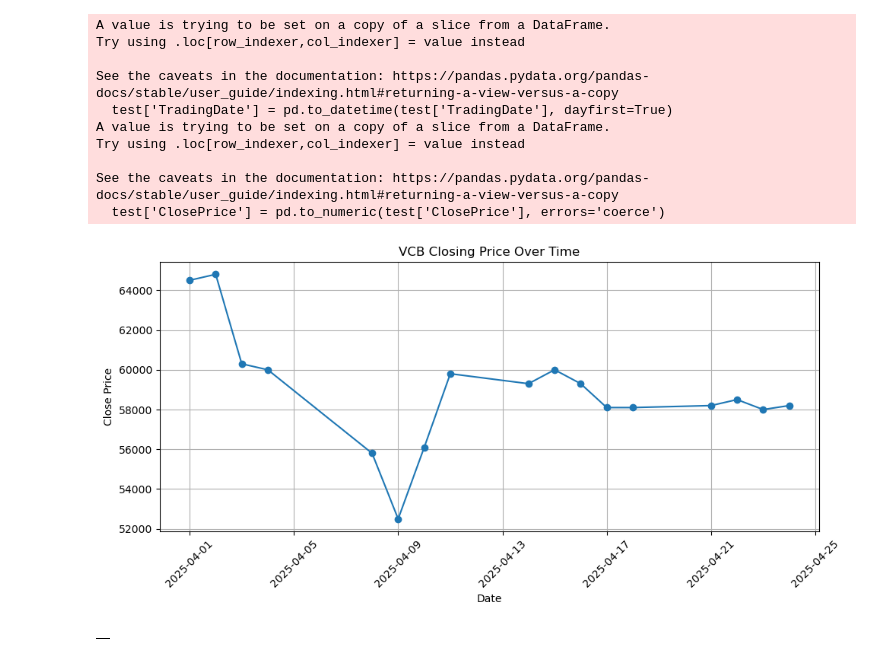
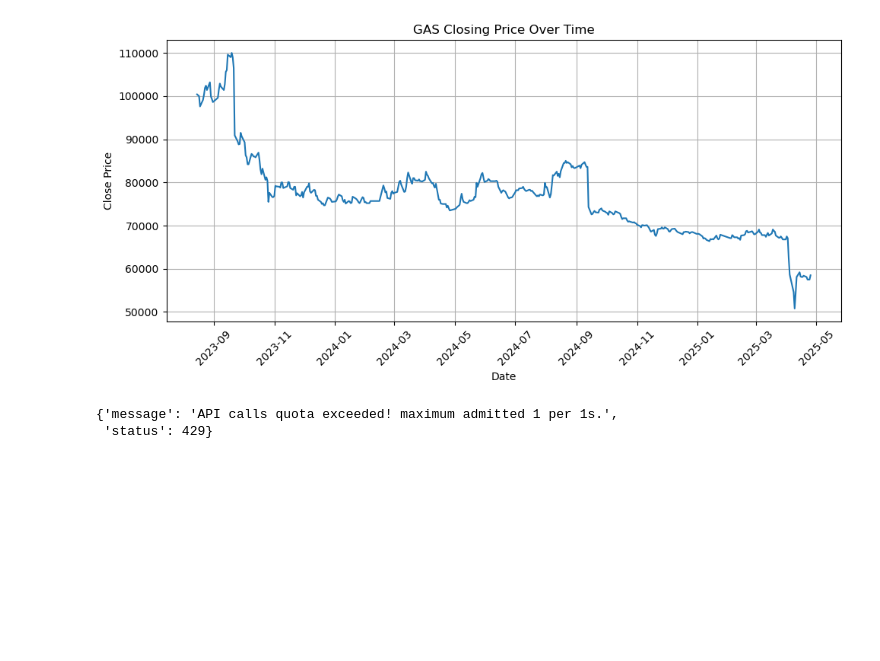
Before and after one commit to thangtm58/trading_algorithm, a Jupyter notebook: ssi.ipynb, the cells around one changed output. Cells and saved outputs as stored; diff of their text form; code cells hidden in the pictures; blank space fills up the shorter version.

Commit message:
test gas stock

```diff
--- a/ssi.ipynb
+++ b/ssi.ipynb
@@ -32,7 +34,7 @@ def get_access_token(consumer_id, consumer_secret, private_key):
         raise ValueError("Access token not found in response:", response)
 
 # Step 2: Get stock price using access token
-def get_stock_price(symbol, token):
+def get_stock_price(symbol, token, start_date, end_date):
     url = "https://fc-data.ssi.com.vn/api/v2/Market/DailyStockPrice"
     headers = {
         "Authorization": f"Bearer {token}",
@@ -40,8 +42,8 @@ def get_stock_price(symbol, token):
     }
     params = {
         "Symbol": symbol,
-        "FromDate": "01/04/2025",
-        "ToDate": "24/04/2025",
+        "FromDate": start_date,
+        "ToDate": end_date,
         "Market": "HOSE",
         "PageIndex": "1",
         "PageSize": "50"
@@ -52,3 +57,26 @@ def get_stock_price(symbol, token):
+# %%
+stock = pd.DataFrame(columns=['TradingDate', 'ClosePrice'])
 # %%
-# Run the process
-token = get_access_token(consumer_id, consumer_secret, private_key)
+symb = 'GAS'
+date = datetime.today()
+
+for i in range(20):
+    end_date = date.strftime("%d/%m/%Y")
+    start_date = (date - timedelta(days=30)).strftime("%d/%m/%Y")
+    data = get_stock_price(symb, token, start_date, end_date)
+    df = pd.DataFrame(data['data'])
+
+    # Ensure correct types
+    df['TradingDate'] = pd.to_datetime(df['TradingDate'], dayfirst=True)
+    df['ClosePrice'] = pd.to_numeric(df['ClosePrice'], errors='coerce')
+
+    df1 = df.loc[df['Symbol'] == symb, ['TradingDate', 'ClosePrice']]
+
+    # Append to master DataFrame
+    stock = pd.concat([stock, df1], ignore_index=True)
+
+    # Adjust date back
+    date -= timedelta(days=31)
+
+    # Wait before the next request to respect rate limit
+    time.sleep(3)
@@ -82,34 +83,24 @@ Name: ClosePrice, dtype: object
 # %%
-# Ensure correct types
-test['TradingDate'] = pd.to_datetime(test['TradingDate'], dayfirst=True)
-test['ClosePrice'] = pd.to_numeric(test['ClosePrice'], errors='coerce')
-
-# Sort by date
-test = test.sort_values('TradingDate')
+# Sort by trading date
+stock = stock.sort_values('TradingDate')
 
 # Plot
 plt.figure(figsize=(10, 5))
-plt.plot(test['TradingDate'], test['ClosePrice'], marker='o')
+plt.plot(stock['TradingDate'], stock['ClosePrice'])
 plt.xlabel('Date')
 plt.ylabel('Close Price')
-plt.title('VCB Closing Price Over Time')
+plt.title(f'{symb} Closing Price Over Time')
 plt.grid(True)
 plt.xticks(rotation=45)
 plt.tight_layout()
 plt.show()
 # %% [output]
-A value is trying to be set on a copy of a slice from a DataFrame.
-Try using .loc[row_indexer,col_indexer] = value instead
-
-See the caveats in the documentation: https://pandas.pydata.org/pandas-docs/stable/user_guide/indexing.html#returning-a-view-versus-a-copy
-  test['TradingDate'] = pd.to_datetime(test['TradingDate'], dayfirst=True)
-A value is trying to be set on a copy of a slice from a DataFrame.
-Try using .loc[row_indexer,col_indexer] = value instead
-
-See the caveats in the documentation: https://pandas.pydata.org/pandas-docs/stable/user_guide/indexing.html#returning-a-view-versus-a-copy
-  test['ClosePrice'] = pd.to_numeric(test['ClosePrice'], errors='coerce')
-[figure, old version]
+[figure, new version]
 # %%
-df
+end_date = datetime.today()
+start_date = end_date - timedelta(days=30)
-# %% [output]
-|  |
+# %%
+data
+# %% [output]
+{'message': 'API calls quota exceeded! maximum admitted 1 per 1s.',
+ 'status': 429}
```
Also changed, not shown: parts of 6 cells of this notebook.
